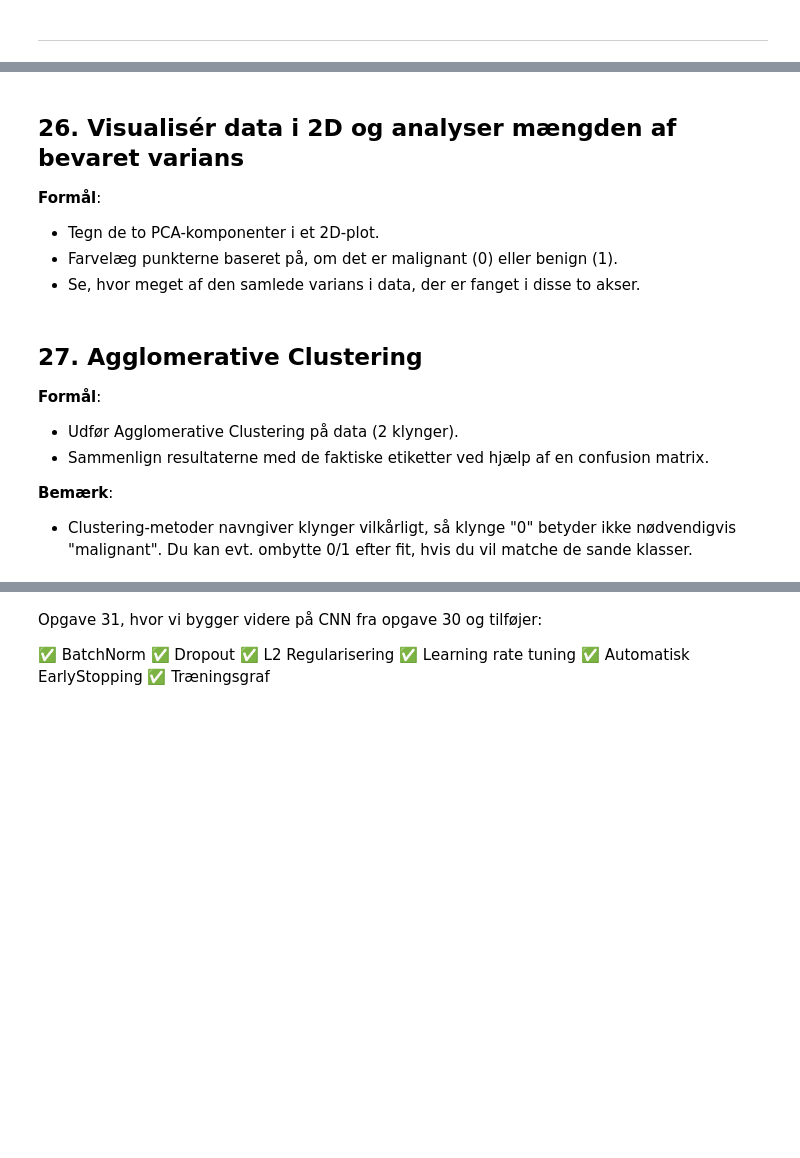
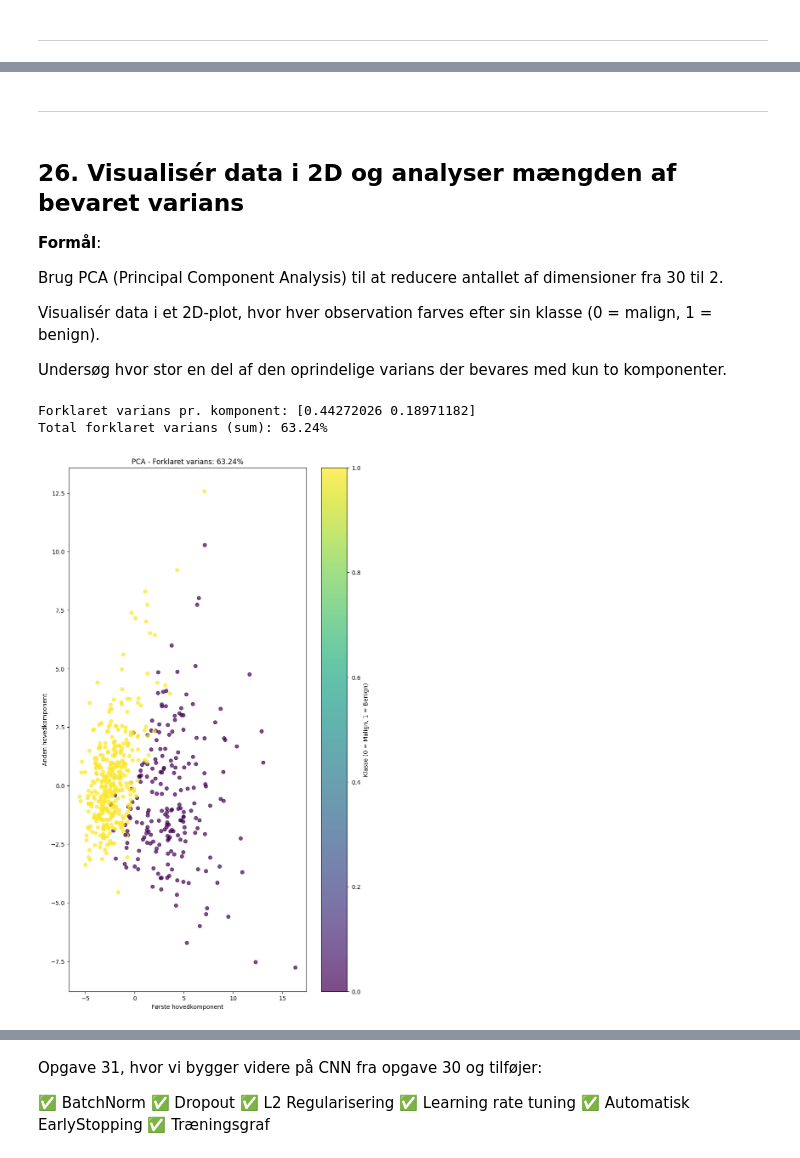
Before and after one commit to Noural07/PetFinderProjekt, a Jupyter notebook: explorer.ipynb, the cells around one changed output, grey strips where cells are left out. Drawn from its saved outputs; the diff is of its cells as text; code cells hidden in the pictures; blank space fills up the shorter version.

```diff
--- a/explorer.ipynb
+++ b/explorer.ipynb
@@ -927,7 +979,12 @@ print("Total forklaret varians (sum):", pca.explained_variance_ratio_.sum())
+# %% [markdown]
+----------------------------------------------------------------------------------------------------------------------------------------------------------------------------------------------
 # %% [markdown]
 ## 26. Visualisér data i 2D og analyser mængden af bevaret varians
 
 **Formål**:
-- Tegn de to PCA-komponenter i et 2D-plot.
-- Farvelæg punkterne baseret på, om det er malignant (0) eller benign (1).
-- Se, hvor meget af den samlede varians i data, der er fanget i disse to akser.
+
+Brug PCA (Principal Component Analysis) til at reducere antallet af dimensioner fra 30 til 2.
+
+Visualisér data i et 2D-plot, hvor hver observation farves efter sin klasse (0 = malign, 1 = benign).
+
+Undersøg hvor stor en del af den oprindelige varians der bevares med kun to komponenter.
@@ -948,9 +991,43 @@ plt.show()
-# %% [markdown]
-## 27. Agglomerative Clustering
-
-**Formål**:
-- Udfør Agglomerative Clustering på data (2 klynger).
-- Sammenlign resultaterne med de faktiske etiketter ved hjælp af en confusion matrix.
-
-**Bemærk**:
-- Clustering-metoder navngiver klynger vilkårligt, så klynge "0" betyder ikke nødvendigvis "malignant". Du kan evt. ombytte 0/1 efter fit, hvis du vil matche de sande klasser.
+# %%
+# ========== Code Cell for Step 26 ==========
+
+import pandas as pd
+import matplotlib.pyplot as plt
+from sklearn.datasets import load_breast_cancer
+from sklearn.decomposition import PCA
+from sklearn.preprocessing import StandardScaler
+
+# 1. Indlæs og standardisér data
+data = load_breast_cancer()
+X = data.data
+y = data.target
+
+scaler = StandardScaler()
+X_scaled = scaler.fit_transform(X)
+
+# 2. PCA med 2 komponenter
+pca = PCA(n_components=2)
+X_pca = pca.fit_transform(X_scaled)
+
+# 3. Forklaret varians
+explained_var = pca.explained_variance_ratio_
+total_explained = explained_var.sum()
+print(f"Forklaret varians pr. komponent: {explained_var}")
+print(f"Total forklaret varians (sum): {total_explained:.2%}")
+
+# 4. Visualisering i 9:16
+plt.figure(figsize=(9, 16))
+plt.scatter(X_pca[:, 0], X_pca[:, 1], c=y, cmap='viridis', alpha=0.7)
+plt.xlabel("Første hovedkomponent")
+plt.ylabel("Anden hovedkomponent")
+plt.title(f"PCA - Forklaret varians: {total_explained:.2%}")
+plt.colorbar(label="Klasse (0 = Malign, 1 = Benign)")
+plt.show()
+
+# 5. Dataframe til visning (valgfrit)
+df_pca = pd.DataFrame(X_pca, columns=["PCA 1", "PCA 2"])
+df_pca["Target"] = y
+# %% [output]
+Forklaret varians pr. komponent: [0.44272026 0.18971182]
+Total forklaret varians (sum): 63.24%
+[figure, added]
```
Also changed, not shown: parts of 22 cells of this notebook.
